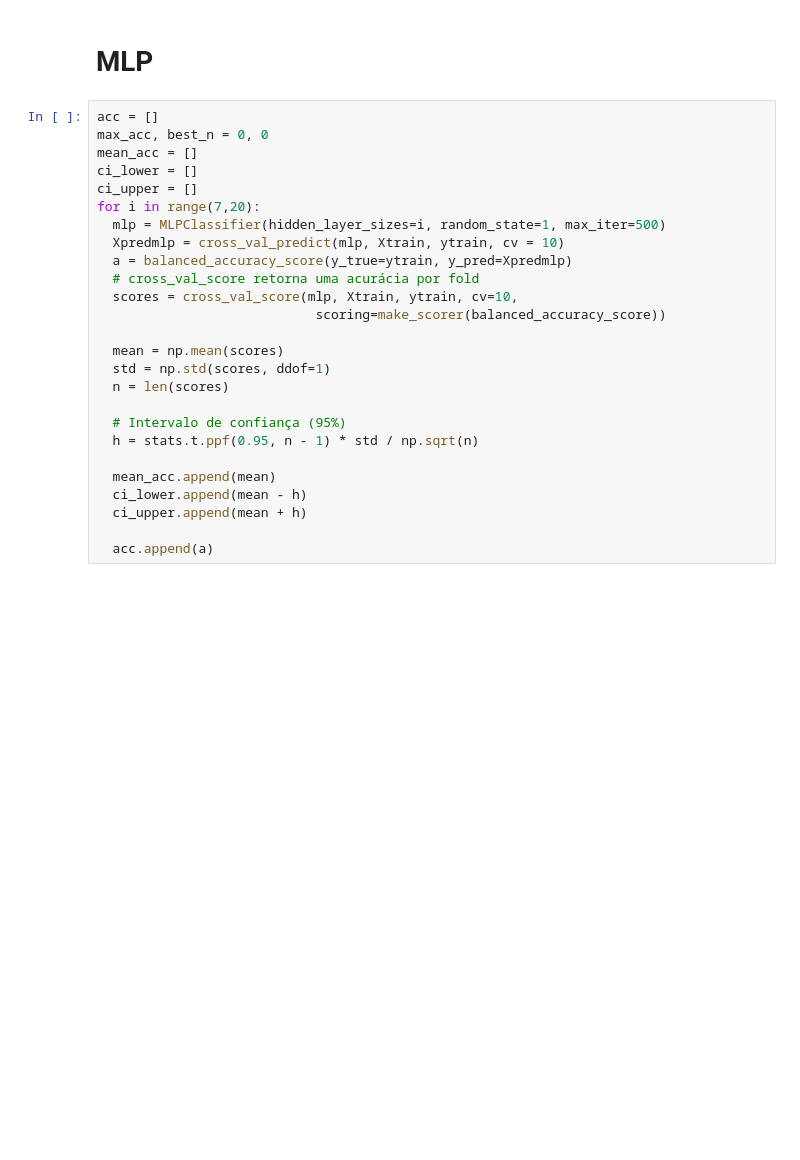
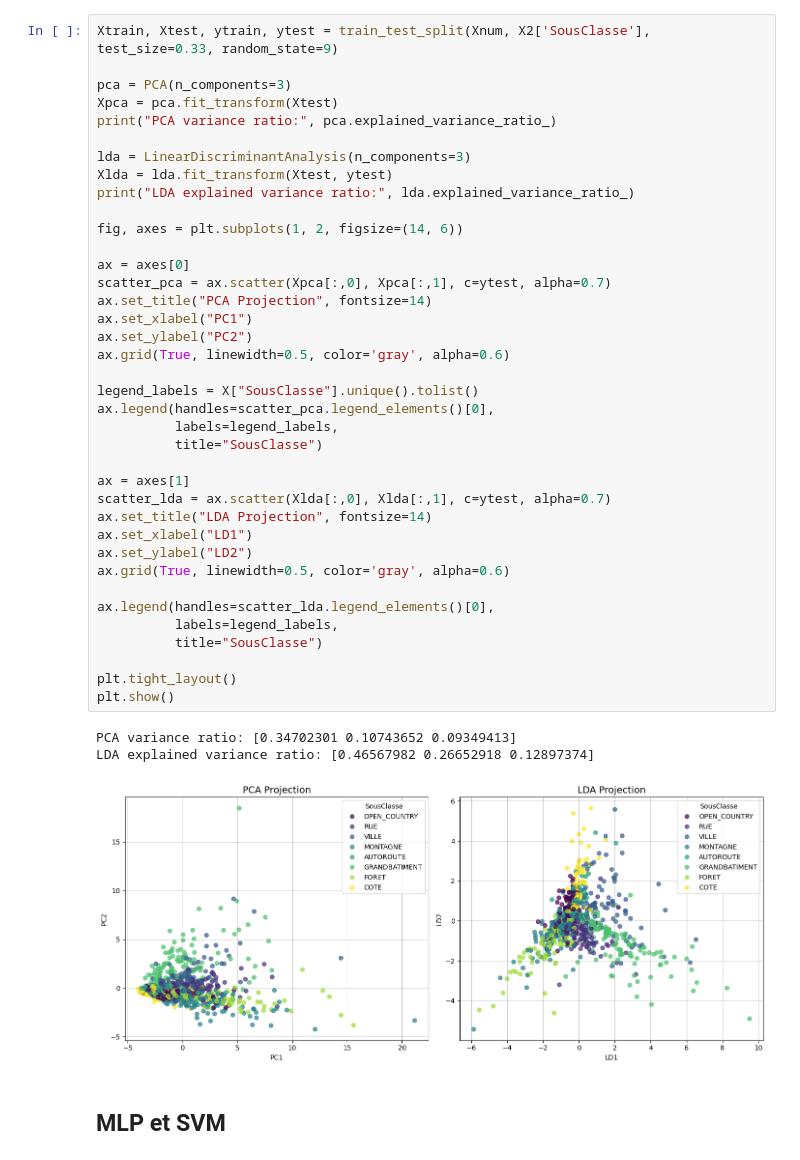
Before and after one commit to vtmrg/machineLearning2025, a Jupyter notebook: Projet 2/projet2.ipynb, the cells around one changed output. Drawn from its saved outputs; the diff is of its cells as text; blank space fills up the shorter version.

```diff
--- a/Projet 2/projet2.ipynb
+++ b/Projet 2/projet2.ipynb
@@ -152,28 +70,44 @@ plt.savefig(folder_path + "/pca.png")
+# %%
+Xtrain, Xtest, ytrain, ytest = train_test_split(Xnum, X2['SousClasse'], test_size=0.33, random_state=9)
+
+pca = PCA(n_components=3)
+Xpca = pca.fit_transform(Xtest)
+print("PCA variance ratio:", pca.explained_variance_ratio_)
+
+lda = LinearDiscriminantAnalysis(n_components=3)
+Xlda = lda.fit_transform(Xtest, ytest)
+print("LDA explained variance ratio:", lda.explained_variance_ratio_)
+
+fig, axes = plt.subplots(1, 2, figsize=(14, 6))
+
+ax = axes[0]
+scatter_pca = ax.scatter(Xpca[:,0], Xpca[:,1], c=ytest, alpha=0.7)
+ax.set_title("PCA Projection", fontsize=14)
+ax.set_xlabel("PC1")
+ax.set_ylabel("PC2")
+ax.grid(True, linewidth=0.5, color='gray', alpha=0.6)
+
+legend_labels = X["SousClasse"].unique().tolist()
+ax.legend(handles=scatter_pca.legend_elements()[0],
+          labels=legend_labels,
+          title="SousClasse")
+
+ax = axes[1]
+scatter_lda = ax.scatter(Xlda[:,0], Xlda[:,1], c=ytest, alpha=0.7)
+ax.set_title("LDA Projection", fontsize=14)
+ax.set_xlabel("LD1")
+ax.set_ylabel("LD2")
+ax.grid(True, linewidth=0.5, color='gray', alpha=0.6)
+
+ax.legend(handles=scatter_lda.legend_elements()[0],
+          labels=legend_labels,
+          title="SousClasse")
+
+plt.tight_layout()
+plt.show()
+# %% [output]
+PCA variance ratio: [0.34702301 0.10743652 0.09349413]
+LDA explained variance ratio: [0.46567982 0.26652918 0.12897374]
+[figure, added]
 # %% [markdown]
-# MLP
+## MLP et SVM
-# %%
-acc = []
-max_acc, best_n = 0, 0
-mean_acc = []
-ci_lower = []
-ci_upper = []
-for i in range(7,20):
-  mlp = MLPClassifier(hidden_layer_sizes=i, random_state=1, max_iter=500)
-  Xpredmlp = cross_val_predict(mlp, Xtrain, ytrain, cv = 10)
-  a = balanced_accuracy_score(y_true=ytrain, y_pred=Xpredmlp)
-  # cross_val_score retorna uma acurácia por fold
-  scores = cross_val_score(mlp, Xtrain, ytrain, cv=10,
-                            scoring=make_scorer(balanced_accuracy_score))
-
-  mean = np.mean(scores)
-  std = np.std(scores, ddof=1)
-  n = len(scores)
-
-  # Intervalo de confiança (95%)
-  h = stats.t.ppf(0.95, n - 1) * std / np.sqrt(n)
-
-  mean_acc.append(mean)
-  ci_lower.append(mean - h)
-  ci_upper.append(mean + h)
-
-  acc.append(a)
```
Also changed, not shown: parts of 24 cells of this notebook, 4 other files.
